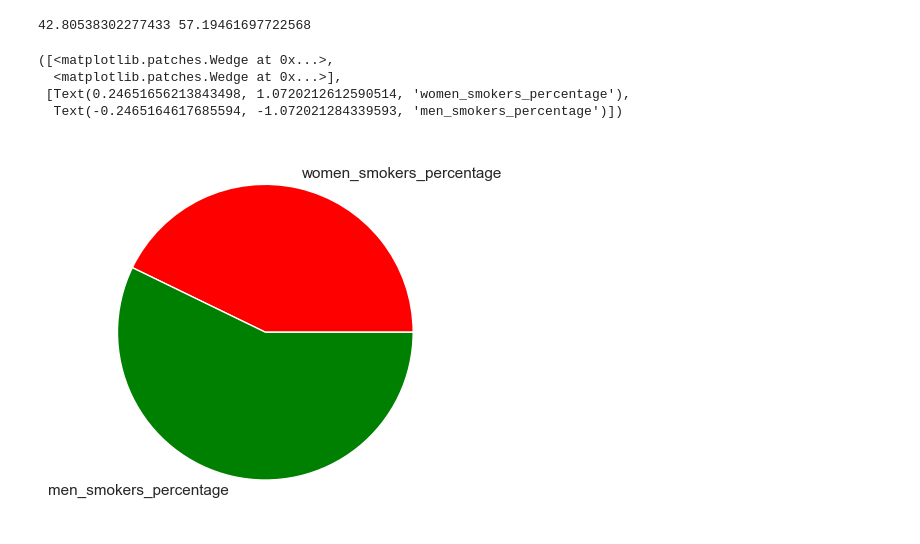
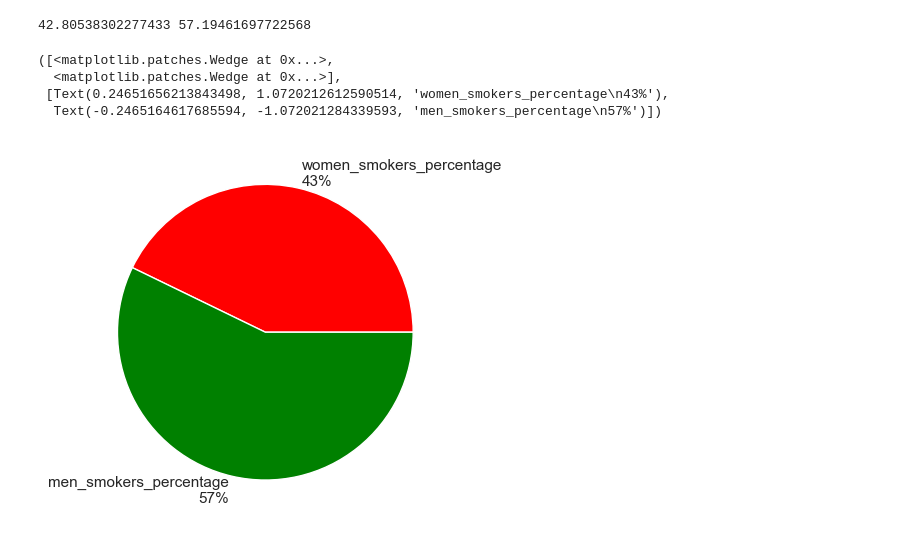
Before and after one commit to RadoslawMroz/smokers-health-data-analysis, a Jupyter notebook: main.ipynb, the cells around one changed output. Saved outputs shown, nothing was run; the diff lists cells and outputs as text; code cells hidden in the pictures.

```diff
--- a/main.ipynb
+++ b/main.ipynb
@@ -98,11 +104,12 @@ print(women_smokers_percentage, men_smokers_percentage)
 42.80538302277433 57.19461697722568
 # %%
 plt.pie([women_smokers_percentage, men_smokers_percentage],
-        labels=['women_smokers_percentage','men_smokers_percentage'],
+        labels=[f'women_smokers_percentage\n{round(women_smokers_percentage)}%',
+                f'men_smokers_percentage\n{round(men_smokers_percentage)}%'],
         colors=['red','green'])
 # %% [output]
 ([<matplotlib.patches.Wedge at 0x...>,
   <matplotlib.patches.Wedge at 0x...>],
- [Text(0.24651656213843498, 1.0720212612590514, 'women_smokers_percentage'),
-  Text(-0.2465164617685594, -1.072021284339593, 'men_smokers_percentage')])
+ [Text(0.24651656213843498, 1.0720212612590514, 'women_smokers_percentage\n43%'),
+  Text(-0.2465164617685594, -1.072021284339593, 'men_smokers_percentage\n57%')])
-[figure, old version]
+[figure, new version]
```
Also changed, not shown: parts of 7 cells of this notebook.
